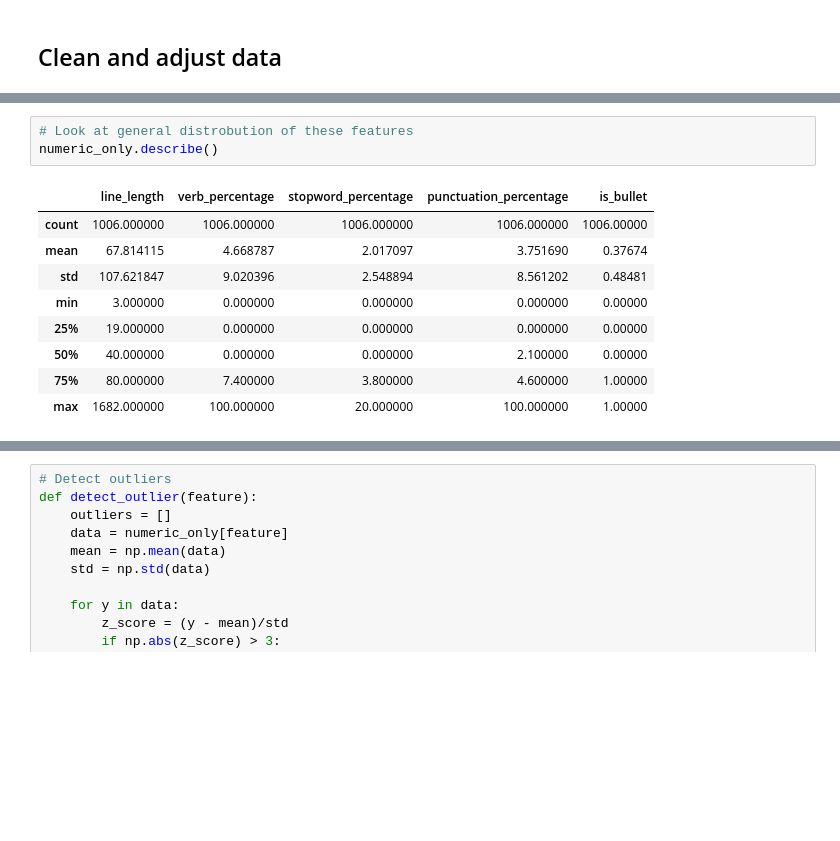
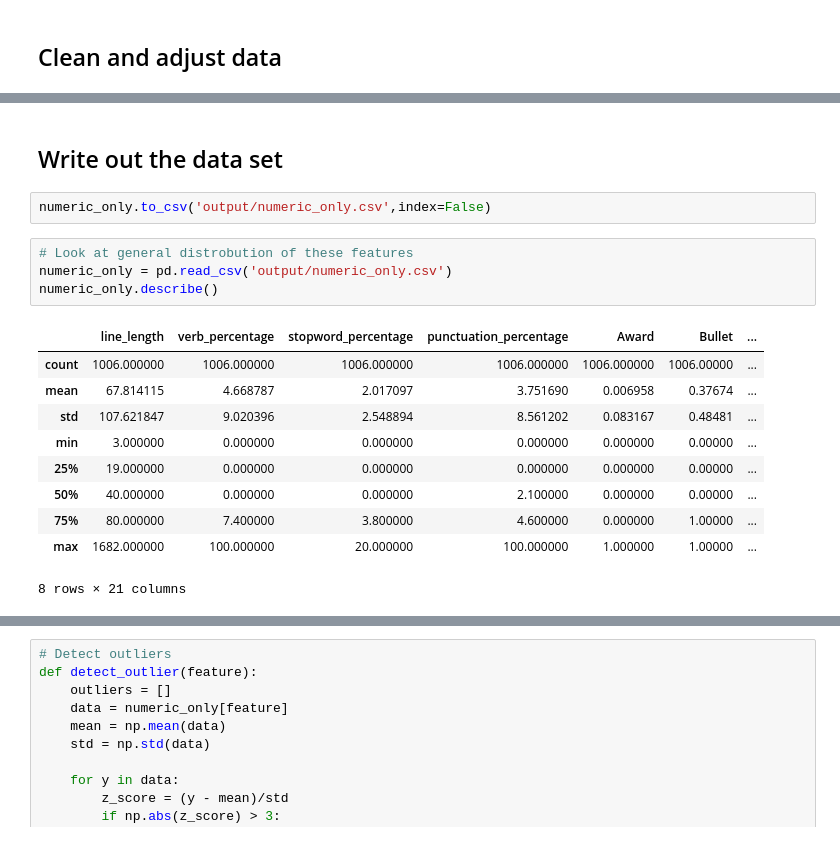
Before and after one commit to janton42/resume_parcer, a Jupyter notebook: Resume Parse.ipynb, the cells around one changed output, grey strips where cells are left out. Saved outputs shown, nothing was run; the diff lists cells and outputs as text; blank space fills up the shorter version.

```diff
--- a/Resume Parse.ipynb
+++ b/Resume Parse.ipynb
@@ -188,16 +178,22 @@ numeric_only
+# %% [markdown]
+## Write out the data set
+# %%
+numeric_only.to_csv('output/numeric_only.csv',index=False)
 # %%
 # Look at general distrobution of these features
+numeric_only = pd.read_csv('output/numeric_only.csv')
 numeric_only.describe()
 # %% [output]
-|  | line_length | verb_percentage | stopword_percentage | punctuation_percentage | is_bullet |
-| count | 1006.000000 | 1006.000000 | 1006.000000 | 1006.000000 | 1006.00000 |
-| mean | 67.814115 | 4.668787 | 2.017097 | 3.751690 | 0.37674 |
-| std | 107.621847 | 9.020396 | 2.548894 | 8.561202 | 0.48481 |
-| min | 3.000000 | 0.000000 | 0.000000 | 0.000000 | 0.00000 |
-| 25% | 19.000000 | 0.000000 | 0.000000 | 0.000000 | 0.00000 |
-| 50% | 40.000000 | 0.000000 | 0.000000 | 2.100000 | 0.00000 |
-| 75% | 80.000000 | 7.400000 | 3.800000 | 4.600000 | 1.00000 |
-| max | 1682.000000 | 100.000000 | 20.000000 | 100.000000 | 1.00000 |
+|  | line_length | verb_percentage | stopword_percentage | punctuation_percentage | Award | Bullet | ... |
+| count | 1006.000000 | 1006.000000 | 1006.000000 | 1006.000000 | 1006.000000 | 1006.00000 | ... |
+| mean | 67.814115 | 4.668787 | 2.017097 | 3.751690 | 0.006958 | 0.37674 | ... |
+| std | 107.621847 | 9.020396 | 2.548894 | 8.561202 | 0.083167 | 0.48481 | ... |
+| min | 3.000000 | 0.000000 | 0.000000 | 0.000000 | 0.000000 | 0.00000 | ... |
+| 25% | 19.000000 | 0.000000 | 0.000000 | 0.000000 | 0.000000 | 0.00000 | ... |
+| 50% | 40.000000 | 0.000000 | 0.000000 | 2.100000 | 0.000000 | 0.00000 | ... |
+| 75% | 80.000000 | 7.400000 | 3.800000 | 4.600000 | 0.000000 | 1.00000 | ... |
+| max | 1682.000000 | 100.000000 | 20.000000 | 100.000000 | 1.000000 | 1.00000 | ... |
+8 rows × 21 columns
 # %%
 # Look at the correlation matrix. The best features have a strong correlation
 # with the target variable only. If there is a strong correlation between other
```
Also changed, not shown: parts of 17 cells of this notebook, 29 other files.
